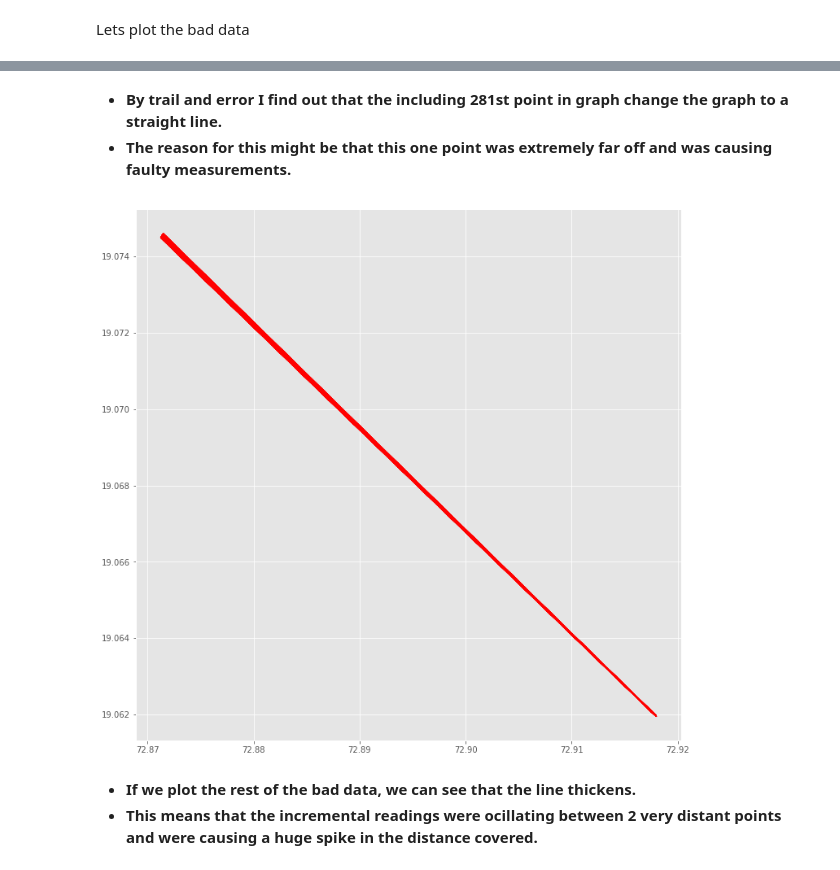
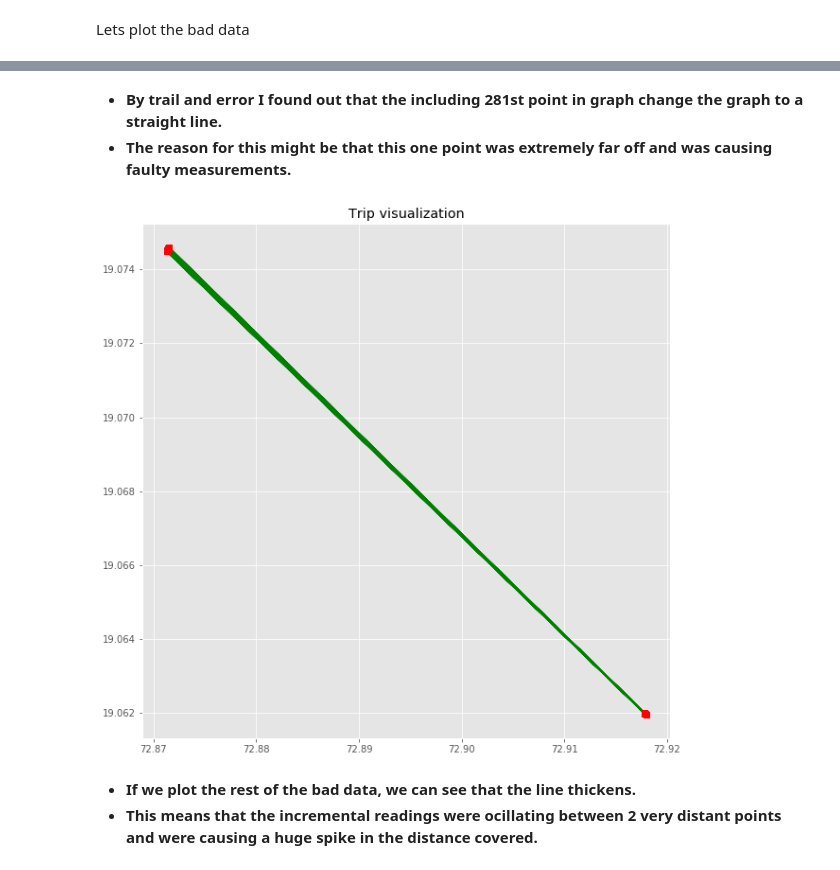
Before and after one commit to anish2197/data-analystics, a Jupyter notebook: Day 8.ipynb, the cells around one changed output, grey strips where cells are left out. Drawn from its saved outputs; the diff is of its cells as text; code cells hidden in the pictures.

```diff
--- a/Day 8.ipynb
+++ b/Day 8.ipynb
@@ -71,7 +71,14 @@ def total_time(df_trip):
     return (total_time/3600)
 
 # Function to plot route on map
-def plot_trip(df_trip):
+def plot_trip(df_trip, height, width):
+    plt.figure(figsize=(height,width))
+    plt.title("Trip visualization")
+    plt.plot(df_trip["lon"],df_trip["lat"],"green")
+    plt.plot(df_trip["lon"], df_trip["lat"], "rs")
+    plt.show()
+
+def plot_trip_map(df_trip):
     plt.plot(df_trip["lon"],df_trip["lat"],"green")
     plt.plot(df_trip["lon"], df_trip["lat"], "rs")
     mplleaflet.show()
@@ -163,9 +170,3 @@ df_parts
 | 2 | 448 : 672 | 22.042485 | 0.02132 |
 # %% [markdown]
 Lets plot the bad data
-# %%
-df_bad = df_bad3[220:279]
-plt.figure(figsize=(12,12))
-plt.style.use("ggplot")
-plt.plot(df_bad["lon"], df_bad["lat"], "r")
-plt.show()
@@ -174,6 +172,0 @@ plt.show()
-# %%
-df_bad = df_bad3[220:280]
-plt.figure(figsize=(12,12))
-plt.style.use("ggplot")
-plt.plot(df_bad["lon"], df_bad["lat"], "r")
-plt.show()
@@ -182,6 +172,0 @@ plt.show()
-# %%
-df_bad = df_bad3[220:281]
-plt.figure(figsize=(12,12))
-plt.style.use("ggplot")
-plt.plot(df_bad["lon"], df_bad["lat"], "r")
-plt.show()
@@ -190,16 +188,13 @@ plt.show()
 # %% [markdown]
-* **By trail and error I find out that the including 281st point in graph change the graph to a straight line.**
+* **By trail and error I found out that the including 281st point in graph change the graph to a straight line.**
 * **The reason for this might be that this one point was extremely far off and was causing faulty measurements.**
 # %%
 df_bad = df_bad3[300:400]
-plt.figure(figsize=(12,12))
-plt.style.use("ggplot")
-plt.plot(df_bad["lon"], df_bad["lat"], "r")
-plt.show()
+plot_trip(df_bad, 10, 10)
 
-plot_trip(df_bad) #Opens in browser after running the program
+plot_trip_map(df_bad) #Opens in browser after running the program
 # %% [output]
-[figure, old version]
+[figure, new version]
 # %% [markdown]
 * **If we plot the rest of the bad data, we can see that the line thickens.**
 * **This means that the incremental readings were ocillating between 2 very distant points and were causing a huge spike in the distance covered.**
```
Also changed, not shown: parts of 10 cells of this notebook, 1 other file.
